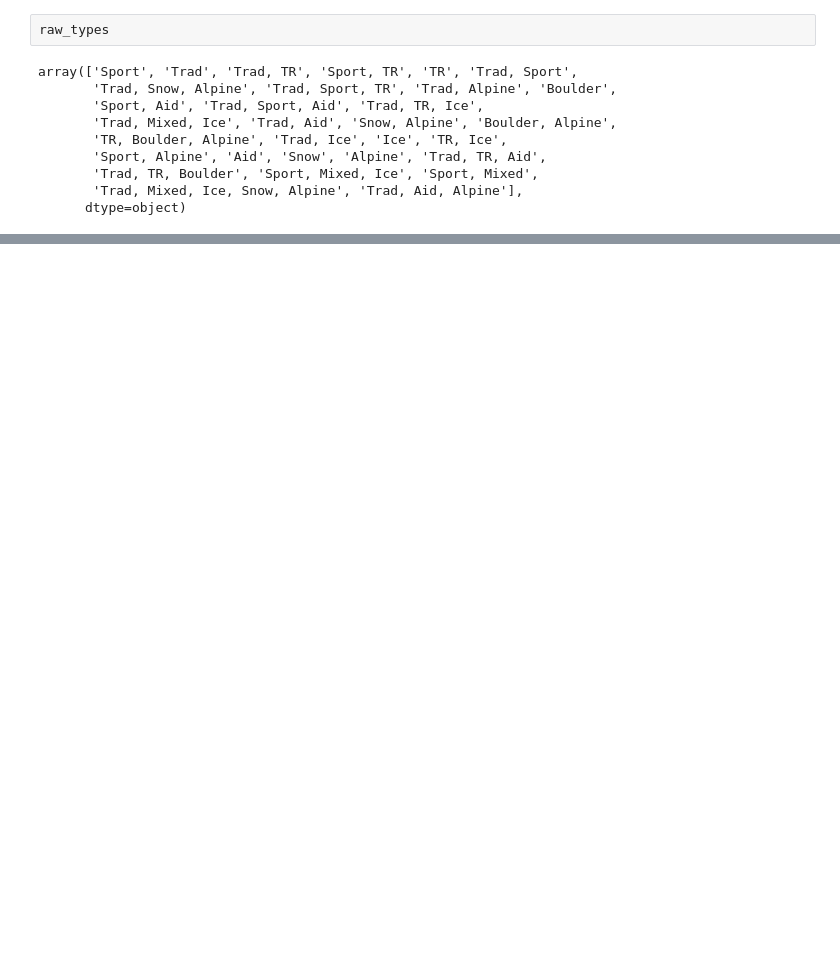
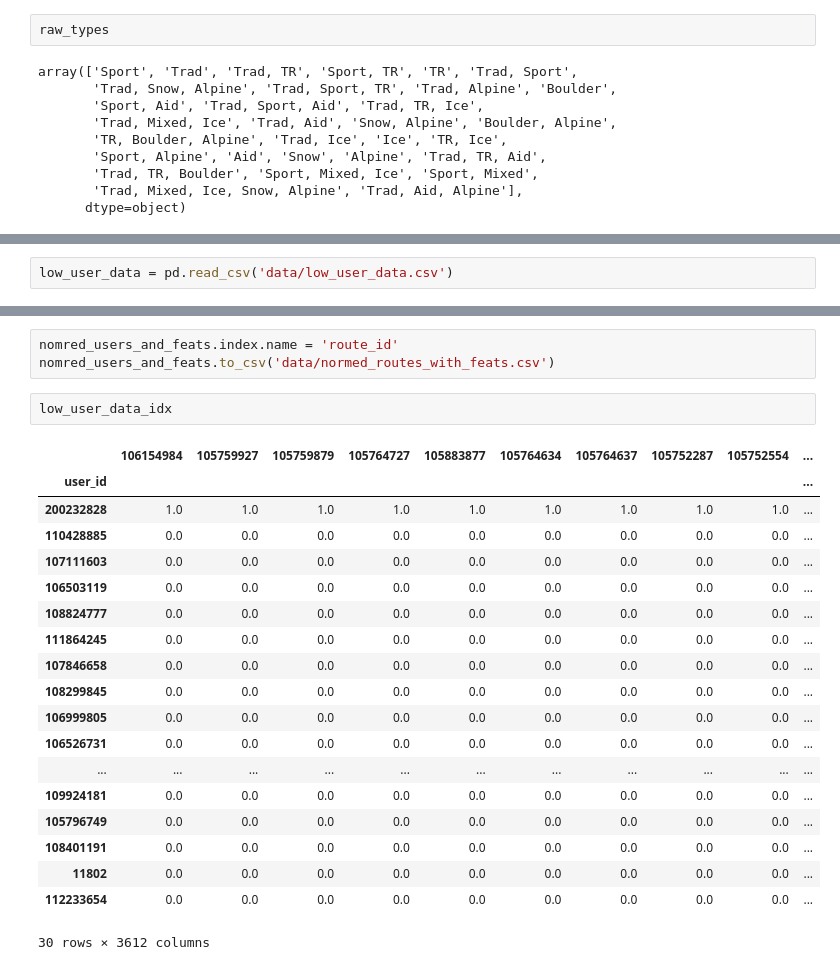
Before and after one commit to kylinmb/MountainProjectRecommender, a Jupyter notebook: routes.ipynb, the cells around one changed output, grey strips where cells are left out. Drawn from its saved outputs; the diff is of its cells as text; blank space fills up the shorter version.

```diff
--- a/routes.ipynb
+++ b/routes.ipynb
@@ -181,0 +210,2 @@ rating_frame
+# %%
+low_user_data = pd.read_csv('data/low_user_data.csv')
@@ -181,0 +267,25 @@ rating_frame
+# %%
+nomred_users_and_feats.index.name = 'route_id'
+nomred_users_and_feats.to_csv('data/normed_routes_with_feats.csv')
+# %%
+low_user_data_idx
+# %% [output]
+|  | 106154984 | 105759927 | 105759879 | 105764727 | 105883877 | 105764634 | 105764637 | 105752287 | 105752554 | ... |
+| user_id |  |  |  |  |  |  |  |  |  | ... |
+| 200232828 | 1.0 | 1.0 | 1.0 | 1.0 | 1.0 | 1.0 | 1.0 | 1.0 | 1.0 | ... |
+| 110428885 | 0.0 | 0.0 | 0.0 | 0.0 | 0.0 | 0.0 | 0.0 | 0.0 | 0.0 | ... |
+| 107111603 | 0.0 | 0.0 | 0.0 | 0.0 | 0.0 | 0.0 | 0.0 | 0.0 | 0.0 | ... |
+| 106503119 | 0.0 | 0.0 | 0.0 | 0.0 | 0.0 | 0.0 | 0.0 | 0.0 | 0.0 | ... |
+| 108824777 | 0.0 | 0.0 | 0.0 | 0.0 | 0.0 | 0.0 | 0.0 | 0.0 | 0.0 | ... |
+| 111864245 | 0.0 | 0.0 | 0.0 | 0.0 | 0.0 | 0.0 | 0.0 | 0.0 | 0.0 | ... |
+| 107846658 | 0.0 | 0.0 | 0.0 | 0.0 | 0.0 | 0.0 | 0.0 | 0.0 | 0.0 | ... |
+| 108299845 | 0.0 | 0.0 | 0.0 | 0.0 | 0.0 | 0.0 | 0.0 | 0.0 | 0.0 | ... |
+| 106999805 | 0.0 | 0.0 | 0.0 | 0.0 | 0.0 | 0.0 | 0.0 | 0.0 | 0.0 | ... |
+| 106526731 | 0.0 | 0.0 | 0.0 | 0.0 | 0.0 | 0.0 | 0.0 | 0.0 | 0.0 | ... |
+| ... | ... | ... | ... | ... | ... | ... | ... | ... | ... | ... |
+| 109924181 | 0.0 | 0.0 | 0.0 | 0.0 | 0.0 | 0.0 | 0.0 | 0.0 | 0.0 | ... |
+| 105796749 | 0.0 | 0.0 | 0.0 | 0.0 | 0.0 | 0.0 | 0.0 | 0.0 | 0.0 | ... |
+| 108401191 | 0.0 | 0.0 | 0.0 | 0.0 | 0.0 | 0.0 | 0.0 | 0.0 | 0.0 | ... |
+| 11802 | 0.0 | 0.0 | 0.0 | 0.0 | 0.0 | 0.0 | 0.0 | 0.0 | 0.0 | ... |
+| 112233654 | 0.0 | 0.0 | 0.0 | 0.0 | 0.0 | 0.0 | 0.0 | 0.0 | 0.0 | ... |
+30 rows × 3612 columns
```
Also changed, not shown: parts of 38 cells of this notebook, 31 other files.
